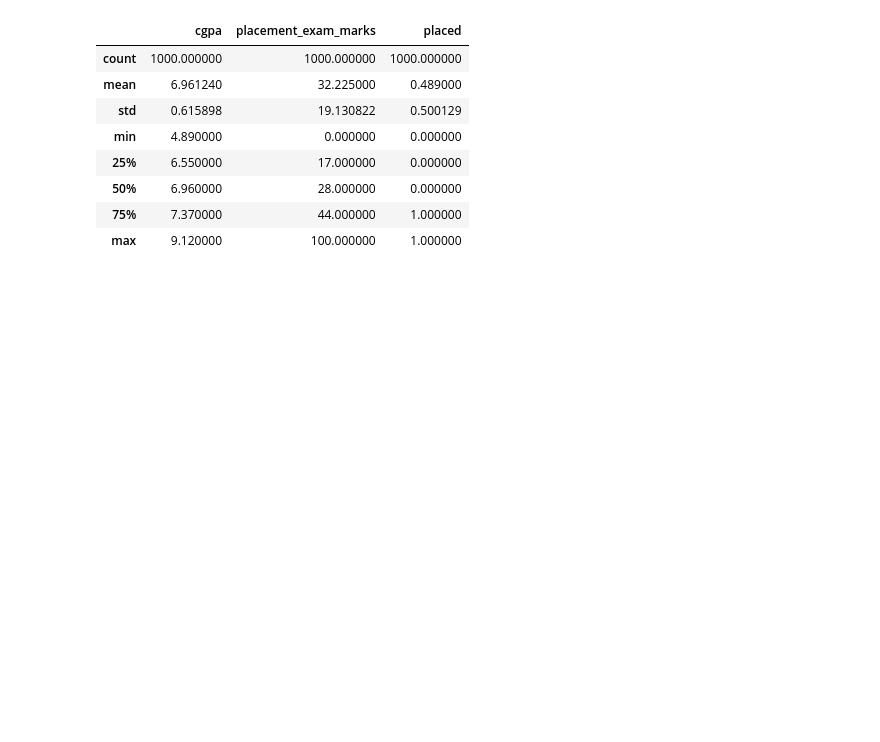
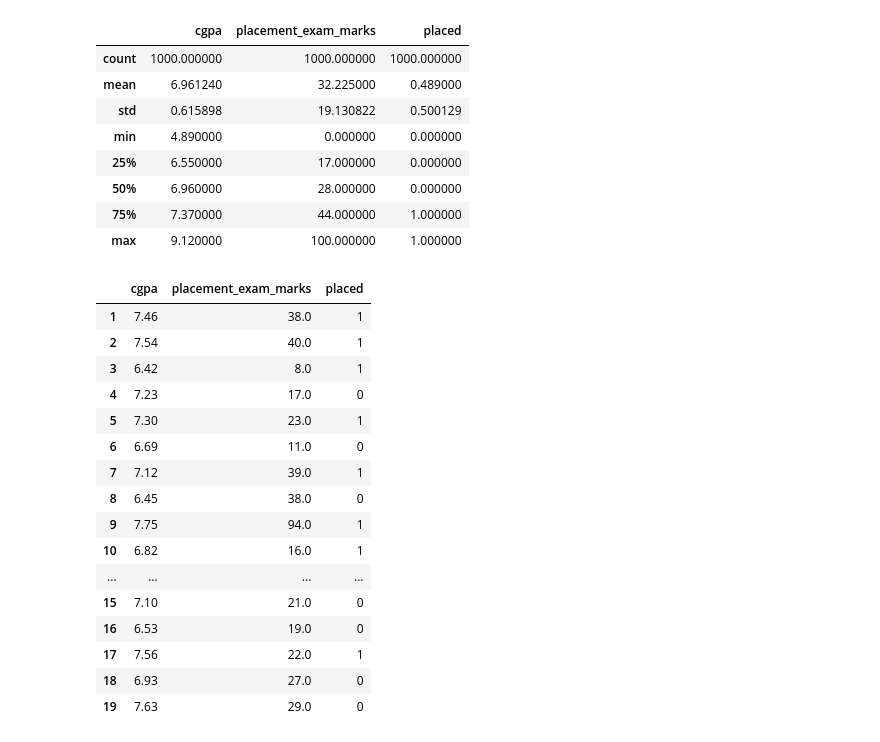
Before and after one commit to Gra0105/Placement-SLR, a Jupyter notebook: prakPlacement.ipynb, the cells around one changed output. Cells and saved outputs as stored; diff of their text form; code cells hidden in the pictures; blank space fills up the shorter version.

```diff
--- a/prakPlacement.ipynb
+++ b/prakPlacement.ipynb
@@ -25,3 +25,23 @@ df.describe()
 | 50% | 6.960000 | 28.000000 | 0.000000 |
 | 75% | 7.370000 | 44.000000 | 1.000000 |
 | max | 9.120000 | 100.000000 | 1.000000 |
+# %%
+df.iloc[1:20]
+# %% [output]
+|  | cgpa | placement_exam_marks | placed |
+| 1 | 7.46 | 38.0 | 1 |
+| 2 | 7.54 | 40.0 | 1 |
+| 3 | 6.42 | 8.0 | 1 |
+| 4 | 7.23 | 17.0 | 0 |
+| 5 | 7.30 | 23.0 | 1 |
+| 6 | 6.69 | 11.0 | 0 |
+| 7 | 7.12 | 39.0 | 1 |
+| 8 | 6.45 | 38.0 | 0 |
+| 9 | 7.75 | 94.0 | 1 |
+| 10 | 6.82 | 16.0 | 1 |
+| ... | ... | ... | ... |
+| 15 | 7.10 | 21.0 | 0 |
+| 16 | 6.53 | 19.0 | 0 |
+| 17 | 7.56 | 22.0 | 1 |
+| 18 | 6.93 | 27.0 | 0 |
+| 19 | 7.63 | 29.0 | 0 |
```
Also changed, not shown: parts of 7 cells of this notebook.
